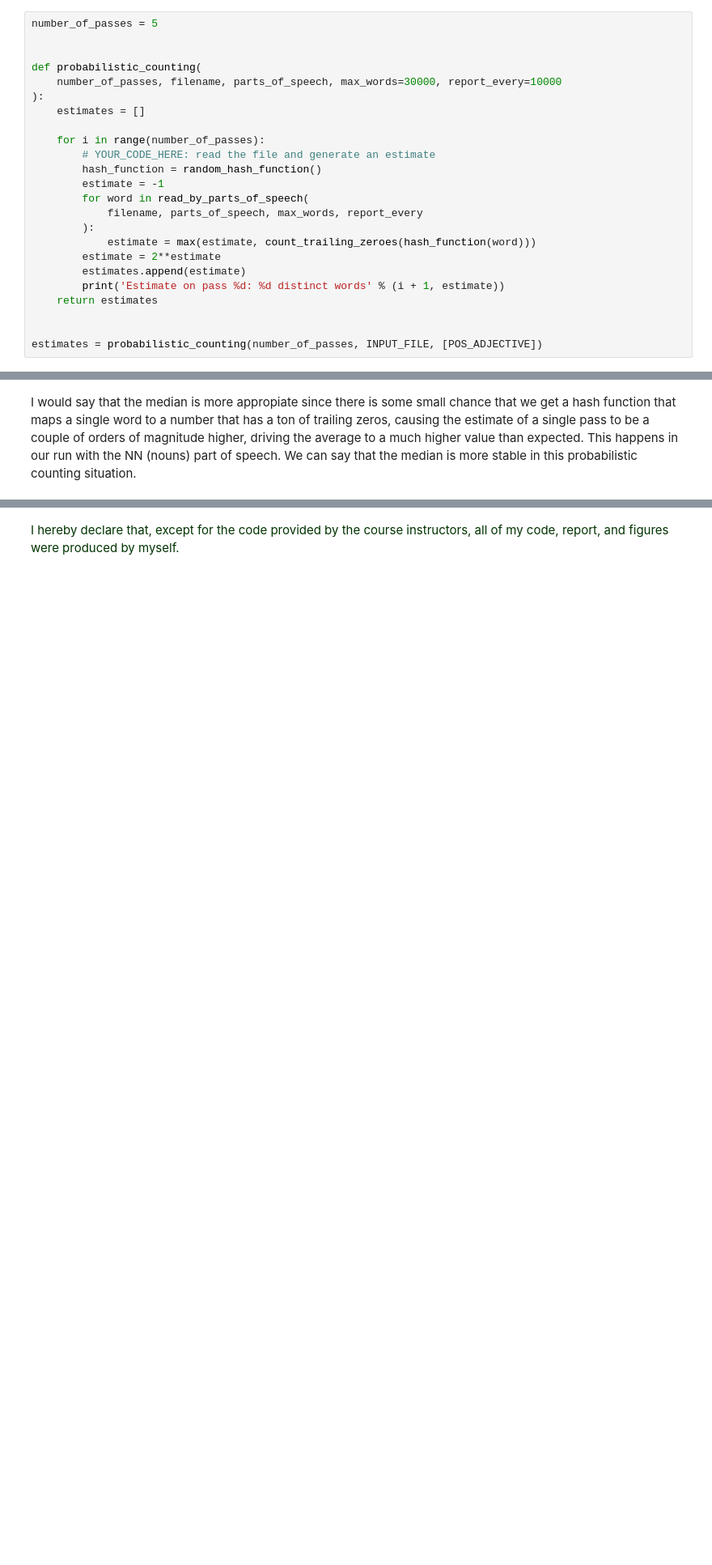
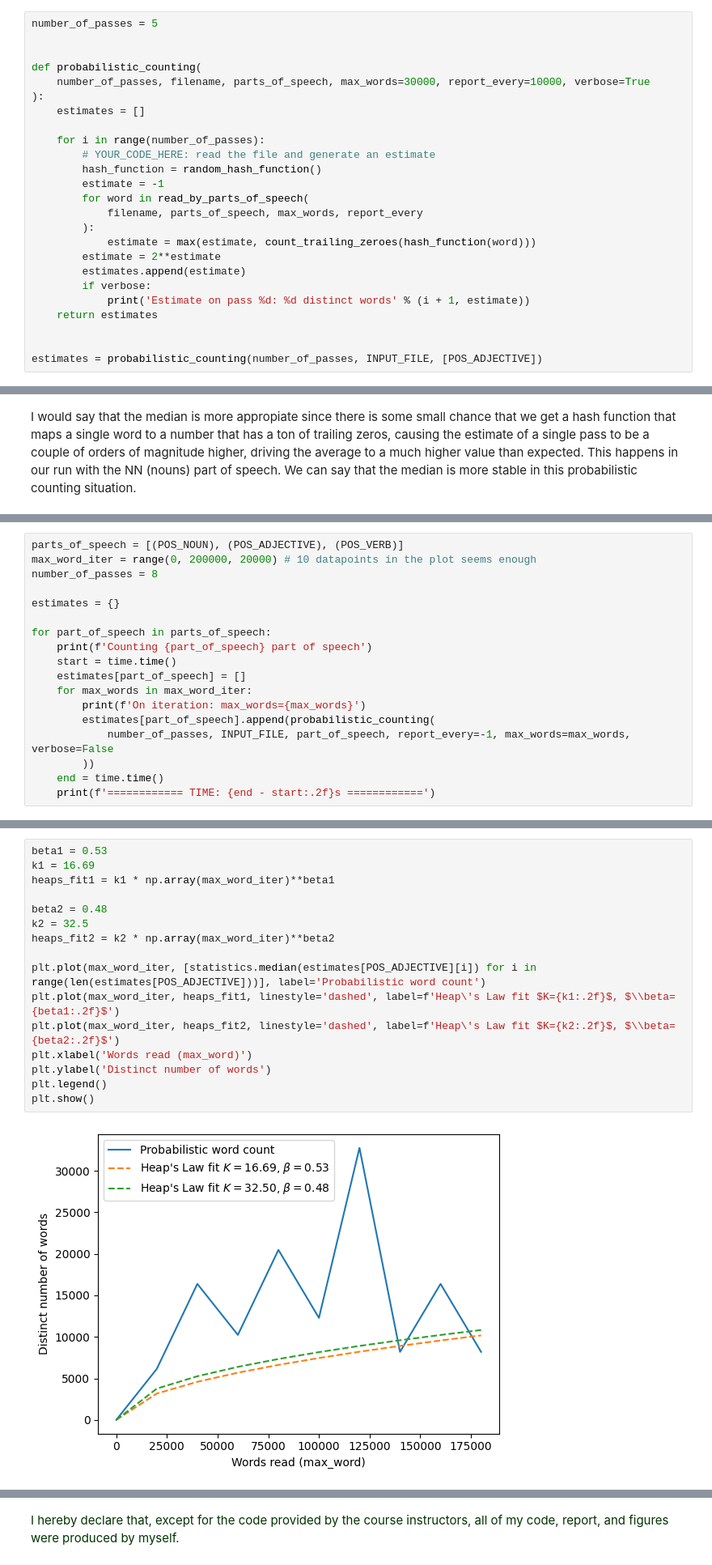
Before and after one commit to LucaFranceschi01/MDM-2024, a Jupyter notebook: ps08_data_streams/ps08_data_streams.ipynb, the cells around one changed output, grey strips where cells are left out. Shown at 81% size. Saved outputs shown, nothing was run; the diff lists cells and outputs as text; blank space fills up the shorter version.

```diff
--- a/ps08_data_streams/ps08_data_streams.ipynb
+++ b/ps08_data_streams/ps08_data_streams.ipynb
@@ -453,7 +452,7 @@ number_of_passes = 5
 
 
 def probabilistic_counting(
-    number_of_passes, filename, parts_of_speech, max_words=30000, report_every=10000
+    number_of_passes, filename, parts_of_speech, max_words=30000, report_every=10000, verbose=True
 ):
     estimates = []
 
@@ -467,7 +466,8 @@ def probabilistic_counting(
             estimate = max(estimate, count_trailing_zeroes(hash_function(word)))
         estimate = 2**estimate
         estimates.append(estimate)
-        print('Estimate on pass %d: %d distinct words' % (i + 1, estimate))
+        if verbose:
+            print('Estimate on pass %d: %d distinct words' % (i + 1, estimate))
     return estimates
 
 
@@ -576,3 +568,21 @@ Please note that using probabilistic counting means a substantial amount of nois
 **Note:** if you go for the extra points, add ``<font size="+2" color="blue">Additional results: Heap's law</font>`` at the top of your notebook.
 
 <font size="-1" color="gray">(Remove this cell when delivering.)</font>
+# %%
+parts_of_speech = [(POS_NOUN), (POS_ADJECTIVE), (POS_VERB)]
+max_word_iter = range(0, 200000, 20000) # 10 datapoints in the plot seems enough
+number_of_passes = 8
+
+estimates = {}
+
+for part_of_speech in parts_of_speech:
+    print(f'Counting {part_of_speech} part of speech')
+    start = time.time()
+    estimates[part_of_speech] = []
+    for max_words in max_word_iter:
+        print(f'On iteration: max_words={max_words}')
+        estimates[part_of_speech].append(probabilistic_counting(
+            number_of_passes, INPUT_FILE, part_of_speech, report_every=-1, max_words=max_words, verbose=False
+        ))
+    end = time.time()
+    print(f'============ TIME: {end - start:.2f}s ============')
@@ -578,0 +615,18 @@ Please note that using probabilistic counting means a substantial amount of nois
+# %%
+beta1 = 0.53
+k1 = 16.69
+heaps_fit1 = k1 * np.array(max_word_iter)**beta1
+
+beta2 = 0.48
+k2 = 32.5
+heaps_fit2 = k2 * np.array(max_word_iter)**beta2
+
+plt.plot(max_word_iter, [statistics.median(estimates[POS_ADJECTIVE][i]) for i in range(len(estimates[POS_ADJECTIVE]))], label='Probabilistic word count')
+plt.plot(max_word_iter, heaps_fit1, linestyle='dashed', label=f'Heap\'s Law fit $K={k1:.2f}$, $\\beta={beta1:.2f}$')
+plt.plot(max_word_iter, heaps_fit2, linestyle='dashed', label=f'Heap\'s Law fit $K={k2:.2f}$, $\\beta={beta2:.2f}$')
+plt.xlabel('Words read (max_word)')
+plt.ylabel('Distinct number of words')
+plt.legend()
+plt.show()
+# %% [output]
+[figure, added]
```
Also changed, not shown: parts of 15 cells of this notebook, 2 other files.
